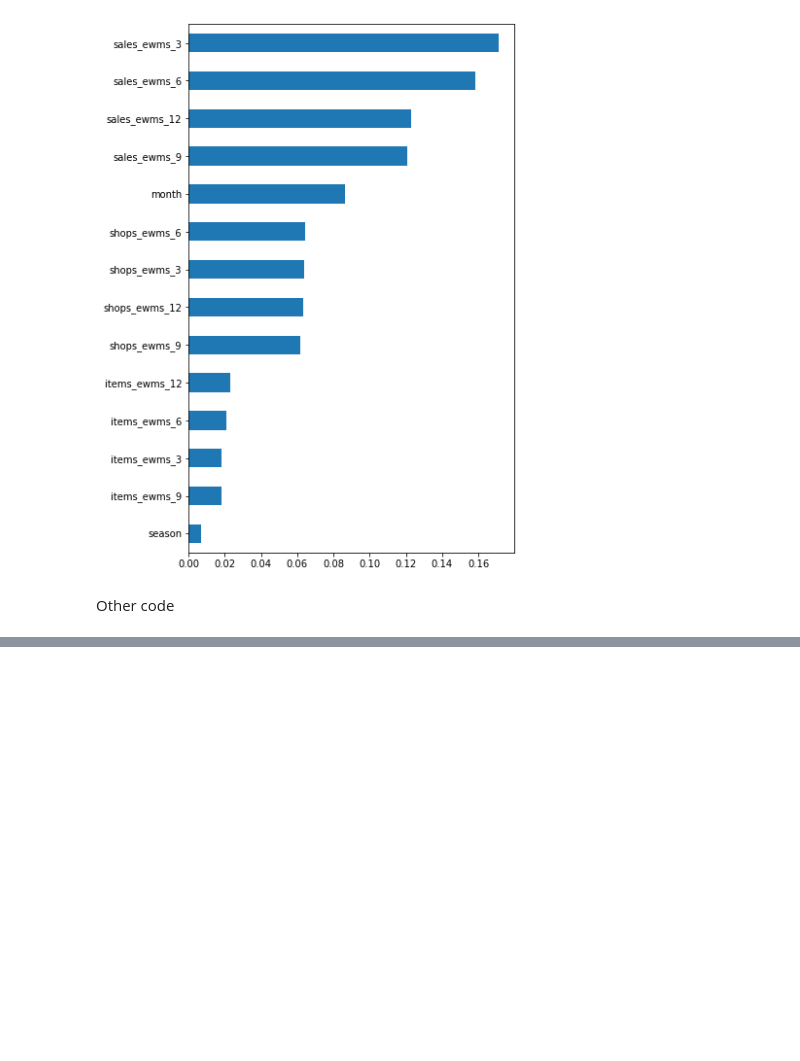
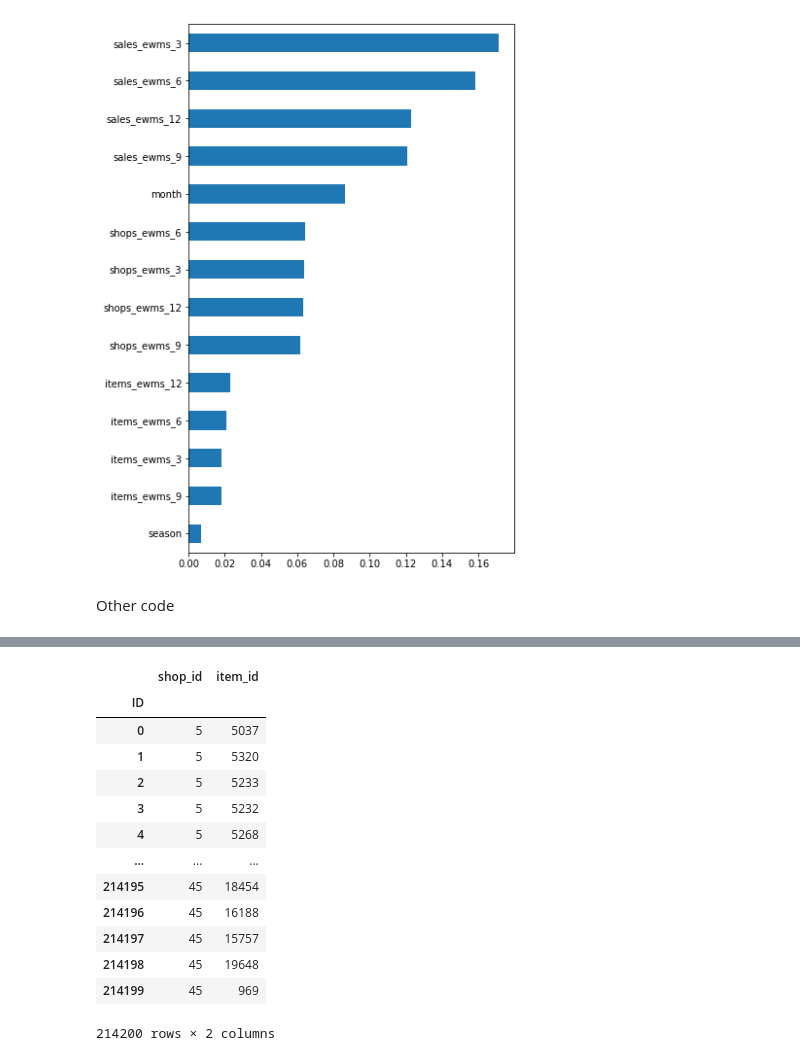
Before and after one commit to lsuazo/HowToWinKaggle, a Jupyter notebook: FinalProject/20200824_setup_cross_val.ipynb, the cells around one changed output, grey strips where cells are left out. Saved outputs shown, nothing was run; the diff lists cells and outputs as text; code cells hidden in the pictures; blank space fills up the shorter version.

```diff
--- a/FinalProject/20200824_setup_cross_val.ipynb
+++ b/FinalProject/20200824_setup_cross_val.ipynb
@@ -537,0 +670,19 @@ Other code
+# %%
+test = pd.read_csv(r'data/test.csv', index_col='ID')
+# %%
+test
+# %% [output]
+|  | shop_id | item_id |
+| ID |  |  |
+| 0 | 5 | 5037 |
+| 1 | 5 | 5320 |
+| 2 | 5 | 5233 |
+| 3 | 5 | 5232 |
+| 4 | 5 | 5268 |
+| ... | ... | ... |
+| 214195 | 45 | 18454 |
+| 214196 | 45 | 16188 |
+| 214197 | 45 | 15757 |
+| 214198 | 45 | 19648 |
+| 214199 | 45 | 969 |
+214200 rows × 2 columns
```
Also changed, not shown: parts of 24 cells of this notebook.
